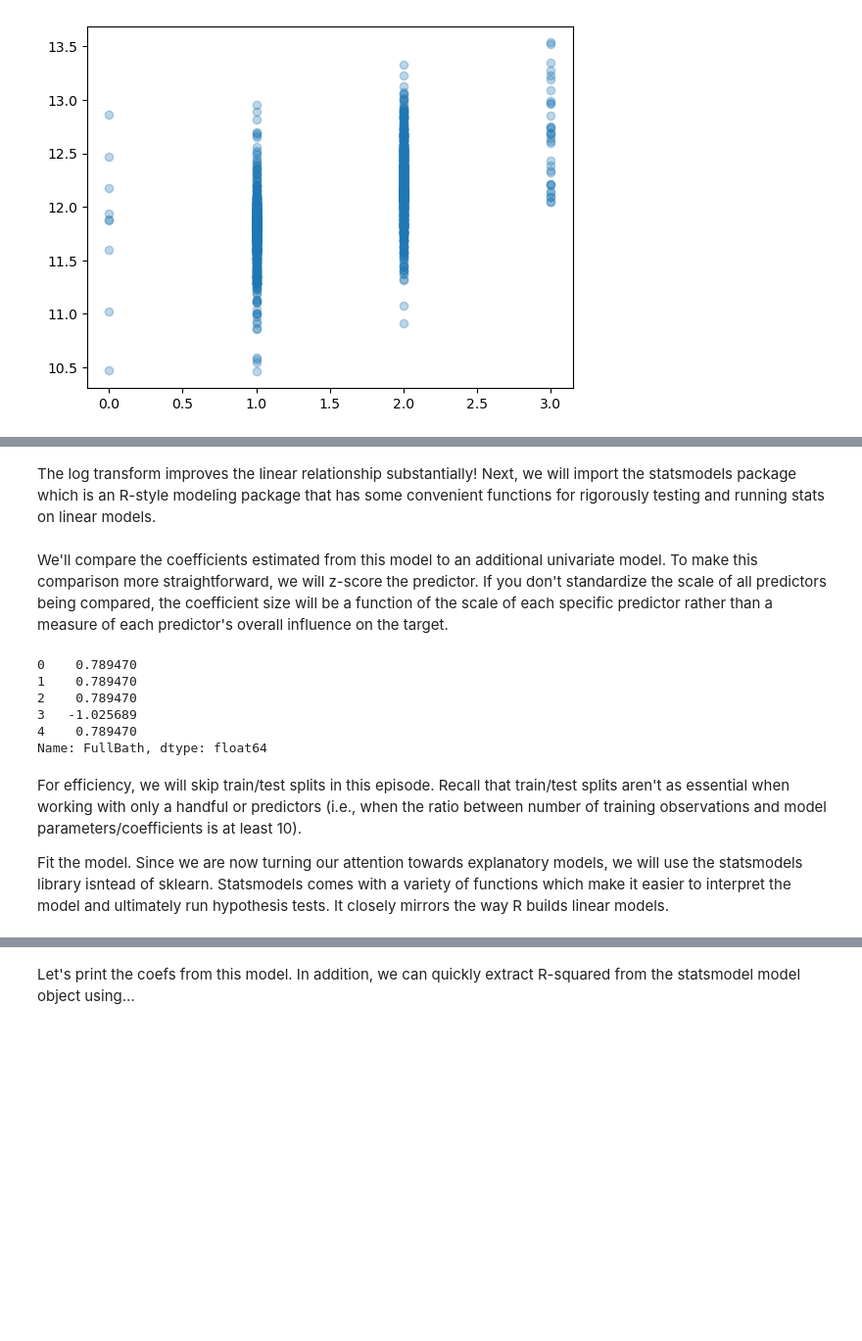
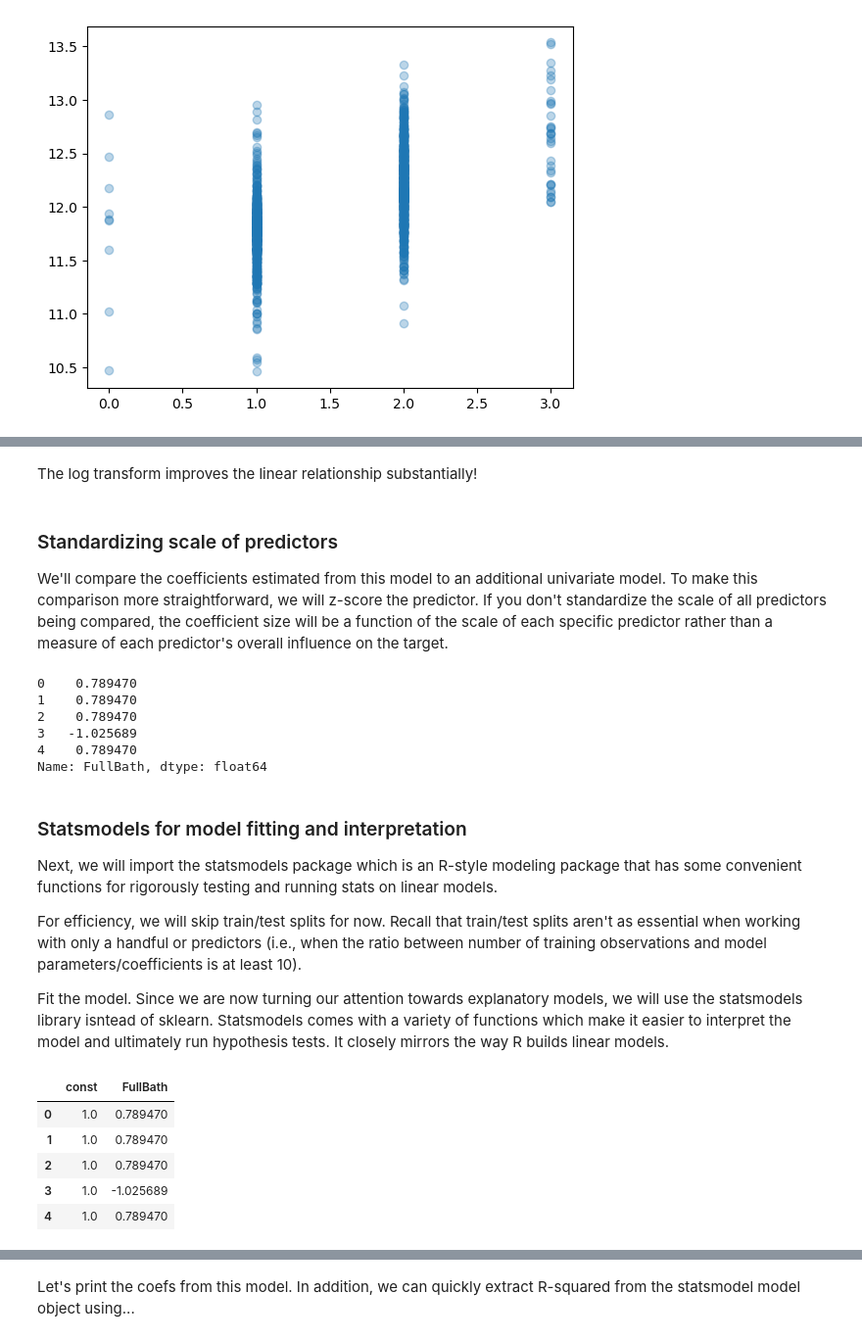
Before and after one commit to carpentries-incubator/high-dimensional-analysis-in-python, a Jupyter notebook: code/04-Relevant-predictors-and-coef-bias.ipynb, the cells around one changed output, grey strips where cells are left out. Shown at 98% size. Drawn from its saved outputs; the diff is of its cells as text; code cells hidden in the pictures; blank space fills up the shorter version.

```diff
--- a/code/04-Relevant-predictors-and-coef-bias.ipynb
+++ b/code/04-Relevant-predictors-and-coef-bias.ipynb
@@ -80,8 +80,9 @@ plt.scatter(X,y_log, alpha=.3);
 # %% [markdown]
 <img src="../fig/regression/scatterplot_fullBath_vs_logSalePrice.png"  align="center" width="30%" height="30%">
 # %% [markdown]
-The log transform improves the linear relationship substantially! Next, we will import the statsmodels package which is an R-style modeling package that has some convenient functions for rigorously testing and running stats on linear models.
+The log transform improves the linear relationship substantially!
 # %% [markdown]
+### Standardizing scale of predictors
 We'll compare the coefficients estimated from this model to an additional univariate model. To make this comparison more straightforward, we will z-score the predictor. If you don't standardize the scale of all predictors being compared, the coefficient size will be a function of the scale of each specific predictor rather than a measure of each predictor's overall influence on the target.
 # %%
 X = (X - X.mean())/X.std()
@@ -94,15 +95,22 @@ X.head()
 4    0.789470
 Name: FullBath, dtype: float64
 # %% [markdown]
-For efficiency, we will skip train/test splits in this episode. Recall that train/test splits aren't as essential when working with only a handful or predictors (i.e., when the ratio between number of training observations and model parameters/coefficients is at least 10).
+### Statsmodels for model fitting and interpretation
+Next, we will import the statsmodels package which is an R-style modeling package that has some convenient functions for rigorously testing and running stats on linear models.
+
+For efficiency, we will skip train/test splits for now. Recall that train/test splits aren't as essential when working with only a handful or predictors (i.e., when the ratio between number of training observations and model parameters/coefficients is at least 10).
 
 Fit the model. Since we are now turning our attention towards explanatory models, we will use the statsmodels library isntead of sklearn. Statsmodels comes with a variety of functions which make it easier to interpret the model and ultimately run hypothesis tests. It closely mirrors the way R builds linear models.
 # %%
 import statsmodels.api as sm
 
-# Add a constant column to the predictor variables dataframe
+# Add a constant column to the predictor variables dataframe - this acts as the y-intercept for the model
 X = sm.add_constant(X)
-
-# Fit the multivariate regression model
-model = sm.OLS(y_log, X)
-results = model.fit()
+X.head()
+# %% [output]
+|  | const | FullBath |
+| 0 | 1.0 | 0.789470 |
+| 1 | 1.0 | 0.789470 |
+| 2 | 1.0 | 0.789470 |
+| 3 | 1.0 | -1.025689 |
+| 4 | 1.0 | 0.789470 |
```
Also changed, not shown: parts of 12 cells of this notebook, 1 other file.
